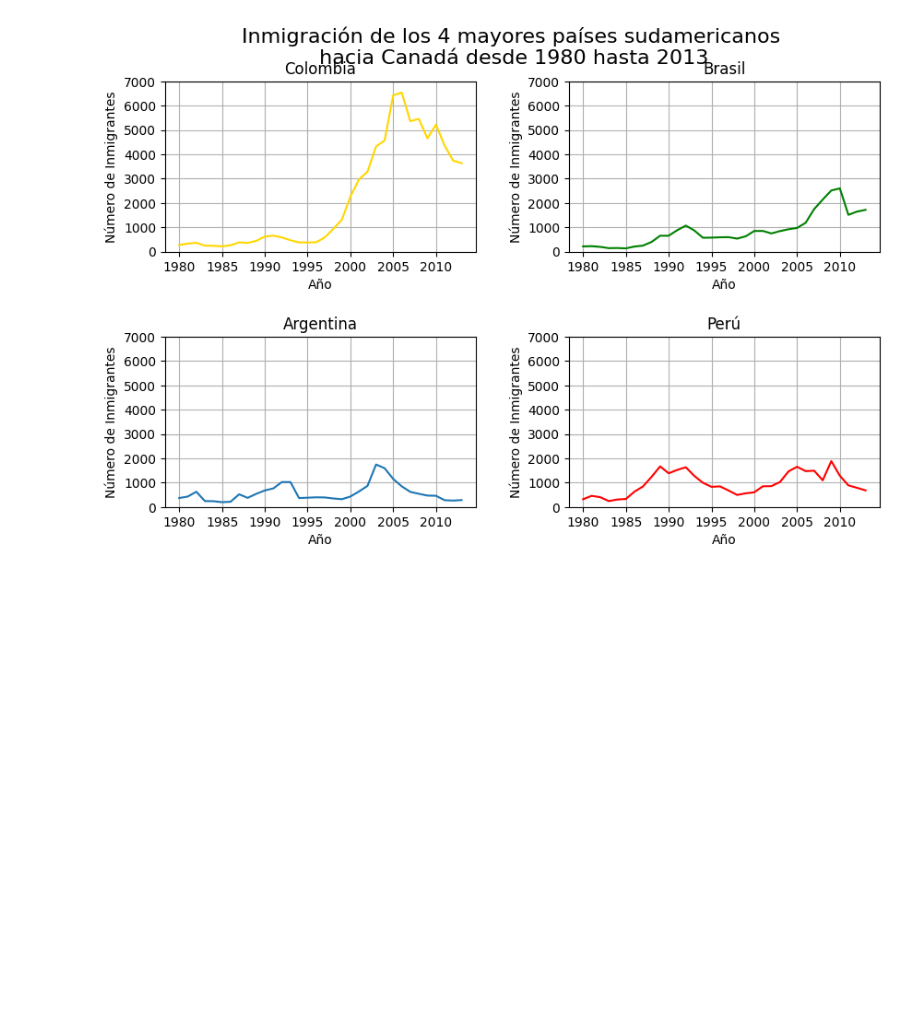
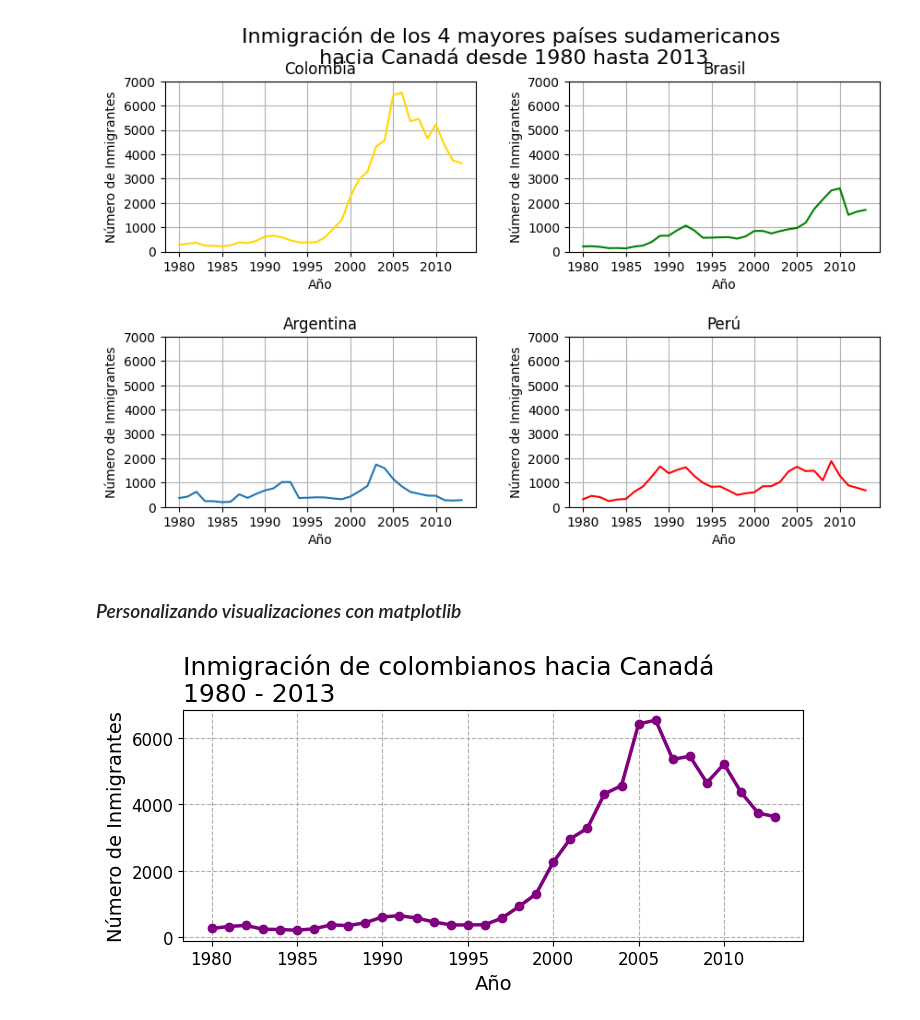
Before and after one commit to NatSama2/Curso-Alura-Latam, a Jupyter notebook: visualizacion_de_datos_con_python.ipynb, the cells around one changed output. Saved outputs shown, nothing was run; the diff lists cells and outputs as text; code cells hidden in the pictures; blank space fills up the shorter version.

Commit message:
Alterando colores #1

```diff
--- a/visualizacion_de_datos_con_python.ipynb
+++ b/visualizacion_de_datos_con_python.ipynb
@@ -222,3 +241,18 @@ for ax in axs.flat:
 plt.show()
 # %% [output]
 [figure]
+# %% [markdown]
+### *Personalizando visualizaciones con matplotlib*
+# %%
+fig, ax = plt.subplots(figsize=(8,3))
+ax.plot(datos_col['Año'],datos_col['Inmigrantes'], lw=2.5, color='purple', marker='o')
+ax.xaxis.set_major_locator(plt.MultipleLocator(5))
+ax.set_title('Inmigración de colombianos hacia Canadá\n1980 - 2013', fontsize=18, loc='left')
+ax.set_xlabel('Año', fontsize=14)
+ax.set_ylabel('Número de Inmigrantes', fontsize=14)
+ax.yaxis.set_tick_params(labelsize=12)
+ax.xaxis.set_tick_params(labelsize=12)
+ax.grid(linestyle='--')
+plt.show()
+# %% [output]
+[figure, added]
```
Also changed, not shown: parts of 4 cells of this notebook.
